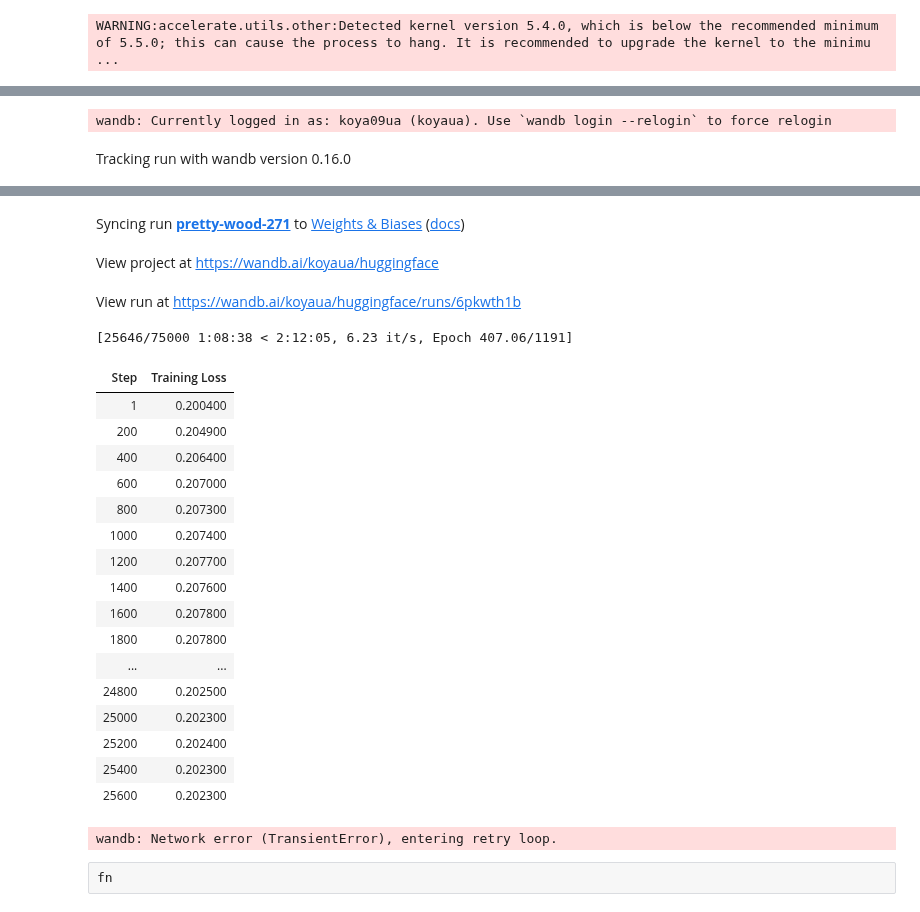
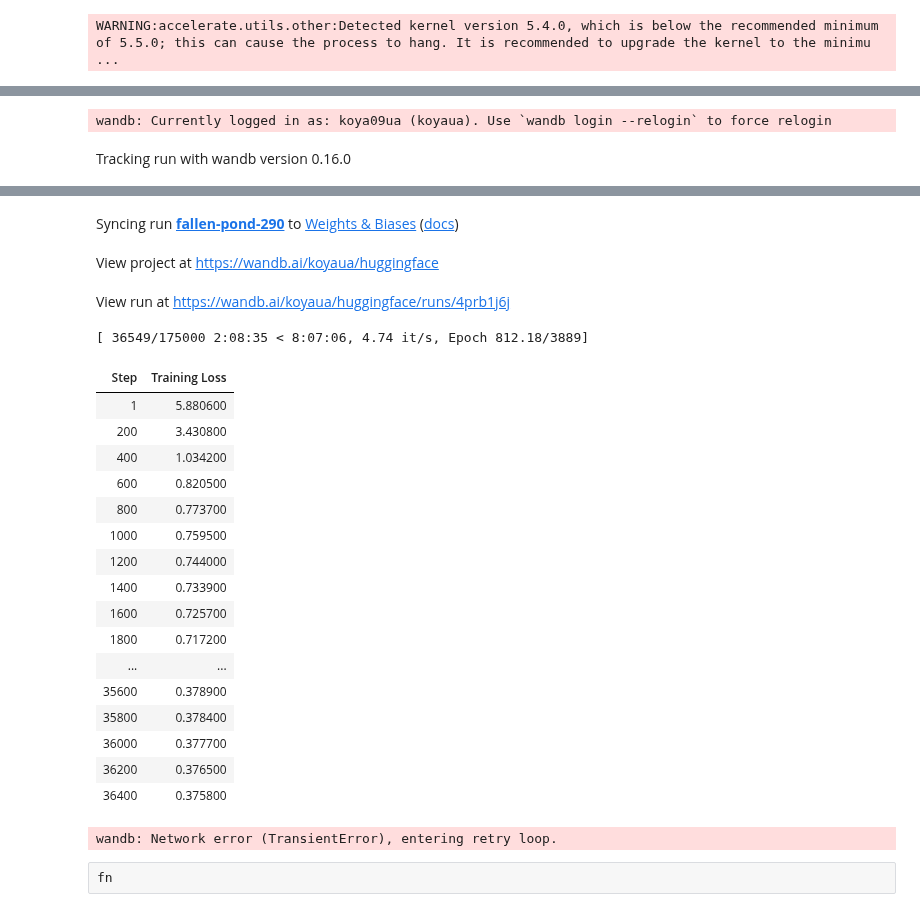
Before and after one commit to koyacolab/aispace, a Jupyter notebook: ai.ipynb, the cells around one changed output, grey strips where cells are left out. Saved outputs shown, nothing was run; the diff lists cells and outputs as text; code cells hidden in the pictures.

```diff
--- a/ai.ipynb
+++ b/ai.ipynb
@@ -151,7 +151,7 @@ print(current_directory)
 
 print(f'NumPy version:{np.__version__}')
 np.float = float # 'float32' # float
-table_dtype = np.float  # 'int64'   # np.float  #'float32'
+table_dtype = int  # np.float  # 'int64'   # np.float  #'float32'
 print(table_dtype)
 
 hls_data = HLSDataSet(table_dtype = table_dtype)
@@ -161,8 +161,9 @@ hls_data.clip_dataset(x1=50.0, y1=50.0, x2=100.0, y2=100.0)
 
 # doys = [171, 179, 187, 195, 203, 211, 219]
 doys = [171, 179, 187, 203, 211, 219]
+# doys = [171, 187, 203, 211, 219]
 # doys = [203, 211, 219]
-doys = [203, 211, 219]
+# doys = [203, 211, 219]
 
 df = hls_data._get_data_doys(doys = doys, SHOW=True)
 display(df)
@@ -246,7 +224,11 @@ train_data
 # %%
+# Create a new column 'BAND' by concatenating 'B02', 'B03', and 'B04' with ';'
+# train_data['BAND'] = train_data.apply(lambda row: ';'.join([str(row['B02']), str(row['B03']), str(row['B04'])]), axis=1)
+
 #### CODE DATA 4 TRAIN #####################################
-# train_columns_list = ['B02', 'B03', 'B04', 'PID', 'DOY']
-train_columns_list = ['B02', 'B03', 'B04', 'X', 'Y', 'DOY']
+# train_columns_list = ['PID', 'DOY', 'BAND']
+train_columns_list = ['B02', 'B03', 'B04', 'PID', 'DOY']
+# train_columns_list = ['B02', 'B03', 'B04', 'X', 'Y', 'DOY']
 # train_columns_list = ['B03', 'PID', 'DOY']
 data = train_data[train_columns_list].copy()
 
@@ -292,7 +274,7 @@ display(data)
 # #### TRAIN ONCE AND COMMENT FOR AVOID FORKING TOKENIZER ##########################
 
 EXP_NAME = f'A0[RGB_TOK[ai]_Lora]'
-EXP_NAME = f'A0[RGBXY_TOK[ai]]'
+EXP_NAME = f'A0[RGB_PID[int]_BAND]'
 
 from huggingface_hub import notebook_login
 
@@ -307,8 +289,8 @@ if ReTRAIN_TOKENIZER == True:
         # BNAME = ['B02', 'B03', 'B04']
         # Create a DataFrame with specified column names
         # synth_data = pd.DataFrame(list(zip(BAND, PID, DOY)), columns=['BAND', 'PID', 'DOY'])
-        # synth_data = pd.DataFrame(list(zip(BAND, BAND, BAND, PID, DOY)), columns=['B02', 'B03', 'B04', 'PID', 'DOY'])
-        synth_data = pd.DataFrame(list(zip(BAND, BAND, BAND, PID, PID, DOY)), columns=['B02', 'B03', 'B04', 'X', 'Y', 'DOY'])
+        synth_data = pd.DataFrame(list(zip(BAND, BAND, BAND, PID, DOY)), columns=['B02', 'B03', 'B04', 'PID', 'DOY'])
+        # synth_data = pd.DataFrame(list(zip(BAND, BAND, BAND, PID, PID, DOY)), columns=['B02', 'B03', 'B04', 'X', 'Y', 'DOY'])
 
         # # Create a list of tuples with all possible combinations of DOY and PID
         # synth_data = [(d, p, b) for d in DOY for p in PID for b in BAND]
@@ -343,8 +325,9 @@ if ReTRAIN_TOKENIZER == True:
     # print()
     # new_tokenizer = TrainTokenizer(synth_data, sample, old_tokenizer)._train(special_tokens=train_columns_list)
     # new_tokenizer = PreTrainTokenizer(data, old_tokenizer)._train(special_tokens=digits_tok+['is', 'B', 'DOY', 'PID']) #digits_tok+
-    new_tokenizer = PreTrainTokenizer(data, old_tokenizer)._train(special_tokens=digits_tok+['is', 'B', 'DOY', 'X', 'Y']) #digits_tok+
-    # new_tokenizer = PreTrainTokenizer(data, old_tokenizer)._train(special_tokens=train_columns_list+digits_tok)
+    # new_tokenizer = PreTrainTokenizer(data, old_tokenizer)._train(special_tokens=digits_tok+['is', 'B', 'DOY', 'X', 'Y']) #digits_tok+
+    # new_tokenizer = PreTrainTokenizer(data, old_tokenizer)._train(special_tokens=train_columns_list+digits_tok+['02', '03', '04'])
+    new_tokenizer = PreTrainTokenizer(data, old_tokenizer)._train(special_tokens=digits_tok+train_columns_list+[';'])
 
     # print(new_tokenizer(sample).tokens())
     tokens = new_tokenizer.tokenize(sample)
@@ -383,10 +366,11 @@ step_checkpoint_list = [7000, 105000, 82000, 32000, 22000, 112000, 112000, 11200
 step_checkpoint_list = [112000, 32000, 21000]
 step_checkpoint_list = [20000, 194000]
 step_checkpoint_list = [24000, 194000]
-step_checkpoint_list = [175000, 175000]
+step_checkpoint_list = [175000, 175000, 175000, 175000, 175000]
+step_checkpoint_list = [16000, 175000, 175000, 175000, 175000]
 
 
-TRAINER_RUN = 1
+TRAINER_RUN = 0
 RESUME_FROM_CHECKPOINT = False
 
 if TRAINER_RUN == 0:
@@ -410,17 +394,19 @@ save_steps = 1000
 logging_steps = 200
 
 epochs = 1000
-max_steps = 75000 # if -1 max_steps ignored
+max_steps = 175000 # if -1 max_steps ignored
 
 batch_size = 280
-batch_size = 400  # 180 #for 60 tokens
+batch_size = 500  # 180 #for 60 tokens
 
-learning_rate = 5e-5
+learning_rate = 1e-3
 lr_scheduler_type = 'constant'
 lr_scheduler_type = 'cosine'
-num_cycles = 2
+num_cycles = 5
 
-warmup_steps = 0
+# lr_scheduler_type = 'polynomial'
+
+warmup_steps = 25000
 
 optimizer = 'sophia'
 ###########################################################
@@ -494,7 +480,7 @@ else:
     model.fit(data=data)
 # model.fit(data=train_data, test_data=test_data)
 
-model.save(f'{experiment_dir}/model')
+# model.save(f'{experiment_dir}/model')
 
 TRAINER_DICT.to_csv(f'{experiment_dir}.csv')
 # %% [output]
@@ -529,24 +515,24 @@ Run data is saved locally in /home/wandb/run-20231114_094911-6pkwth1b
-Syncing run pretty-wood-271 to Weights & Biases (docs)
+Syncing run fallen-pond-290 to Weights & Biases (docs)
 View project at https://wandb.ai/koyaua/huggingface
-View run at https://wandb.ai/koyaua/huggingface/runs/6pkwth1b
+View run at https://wandb.ai/koyaua/huggingface/runs/4prb1j6j
-[25646/75000 1:08:38 < 2:12:05, 6.23 it/s, Epoch 407.06/1191]
+[ 36549/175000 2:08:35 < 8:07:06, 4.74 it/s, Epoch 812.18/3889]
 | Step | Training Loss |
-| 1 | 0.200400 |
-| 200 | 0.204900 |
-| 400 | 0.206400 |
-| 600 | 0.207000 |
-| 800 | 0.207300 |
-| 1000 | 0.207400 |
-| 1200 | 0.207700 |
-| 1400 | 0.207600 |
-| 1600 | 0.207800 |
-| 1800 | 0.207800 |
+| 1 | 5.880600 |
+| 200 | 3.430800 |
+| 400 | 1.034200 |
+| 600 | 0.820500 |
+| 800 | 0.773700 |
+| 1000 | 0.759500 |
+| 1200 | 0.744000 |
+| 1400 | 0.733900 |
+| 1600 | 0.725700 |
+| 1800 | 0.717200 |
 | ... | ... |
-| 24800 | 0.202500 |
-| 25000 | 0.202300 |
-| 25200 | 0.202400 |
-| 25400 | 0.202300 |
-| 25600 | 0.202300 |
+| 35600 | 0.378900 |
+| 35800 | 0.378400 |
+| 36000 | 0.377700 |
+| 36200 | 0.376500 |
+| 36400 | 0.375800 |
 wandb: Network error (TransientError), entering retry loop.
 # %%
 from google.colab import runtime
```
Also changed, not shown: parts of 3 cells of this notebook, 2 other files.
